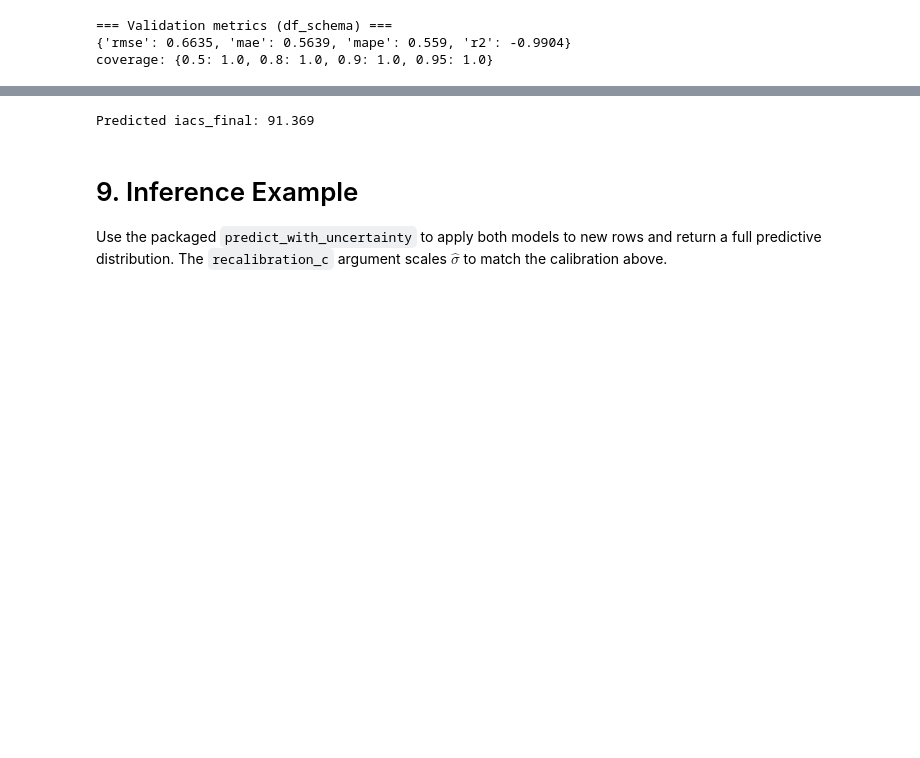
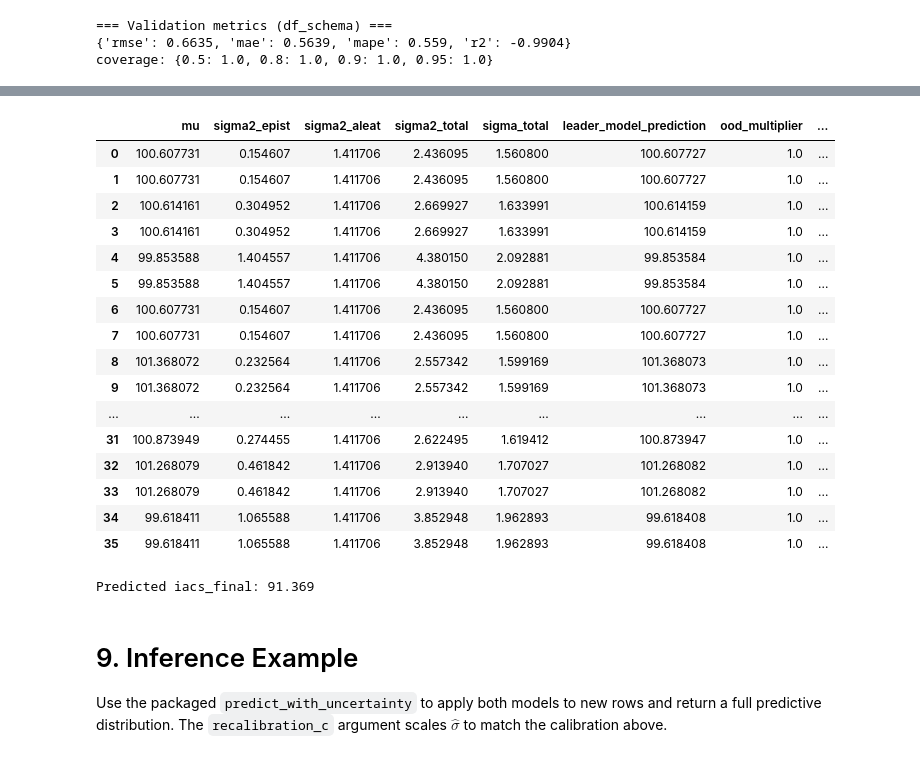
Before and after one commit to FelipeMFO-RM/uncertainty-aware-predictors, a Jupyter notebook: notebooks/modeling/annealing_iacs_fixed.ipynb, the cells around one changed output, grey strips where cells are left out. Saved outputs shown, nothing was run; the diff lists cells and outputs as text; code cells hidden in the pictures; blank space fills up the shorter version.

Commit message:
Validate Modeling and Evaluation methods until section 9

```diff
--- a/notebooks/modeling/annealing_iacs_fixed.ipynb
+++ b/notebooks/modeling/annealing_iacs_fixed.ipynb
@@ -794,31 +803,3 @@ print("coverage:", {a: round(c, 3) for a, c in val_metrics["coverage"].items()})
 === Validation metrics (df_schema) ===
 {'rmse': 0.6635, 'mae': 0.5639, 'mape': 0.559, 'r2': -0.9904}
 coverage: {0.5: 1.0, 0.8: 1.0, 0.9: 1.0, 0.95: 1.0}
-# %%
-# ---- Validation set: df_schema (illustrative; in-sample, see caveat) ----
-# df_val = df_schema.copy()
-
-# Full calibrated predictive distribution on the validation set.
-preds_val = modl.predict_with_uncertainty(
-    X=df_val,
-    predictor_a=predictor_a,
-    predictor_b=predictor_b,
-    weights=weights,
-    model_names=base_model_names,
-    features=FEATURES,
-    variance_floor=variance_floor,
-    recalibration_c=c_opt,
-    use_weights=USE_WEIGHTED_VARIANCE,
-    y_max=Y_MAX,
-)
-
-val_metrics = evla.metrics_on_dataframe(
-    df=df_val,
-    target=TARGET,
-    mu=preds_val["mu"].to_numpy(),
-    sigma=preds_val["sigma_total"].to_numpy(),
-    alphas=CALIBRATION_ALPHAS,
-)
-print("=== Validation metrics (df_schema) ===")
-print({k: round(v, 4) for k, v in val_metrics.items() if k != "coverage"})
-print("coverage:", {a: round(c, 3) for a, c in val_metrics["coverage"].items()})
@@ -829,3 +834,23 @@ coverage: {0.5: 0.889, 0.8: 1.0, 0.9: 1.0, 0.95: 1.0}
+# %%
+preds_val
+# %% [output]
+|  | mu | sigma2_epist | sigma2_aleat | sigma2_total | sigma_total | leader_model_prediction | ood_multiplier | ... |
+| 0 | 100.607731 | 0.154607 | 1.411706 | 2.436095 | 1.560800 | 100.607727 | 1.0 | ... |
+| 1 | 100.607731 | 0.154607 | 1.411706 | 2.436095 | 1.560800 | 100.607727 | 1.0 | ... |
+| 2 | 100.614161 | 0.304952 | 1.411706 | 2.669927 | 1.633991 | 100.614159 | 1.0 | ... |
+| 3 | 100.614161 | 0.304952 | 1.411706 | 2.669927 | 1.633991 | 100.614159 | 1.0 | ... |
+| 4 | 99.853588 | 1.404557 | 1.411706 | 4.380150 | 2.092881 | 99.853584 | 1.0 | ... |
+| 5 | 99.853588 | 1.404557 | 1.411706 | 4.380150 | 2.092881 | 99.853584 | 1.0 | ... |
+| 6 | 100.607731 | 0.154607 | 1.411706 | 2.436095 | 1.560800 | 100.607727 | 1.0 | ... |
+| 7 | 100.607731 | 0.154607 | 1.411706 | 2.436095 | 1.560800 | 100.607727 | 1.0 | ... |
+| 8 | 101.368072 | 0.232564 | 1.411706 | 2.557342 | 1.599169 | 101.368073 | 1.0 | ... |
+| 9 | 101.368072 | 0.232564 | 1.411706 | 2.557342 | 1.599169 | 101.368073 | 1.0 | ... |
+| ... | ... | ... | ... | ... | ... | ... | ... | ... |
+| 31 | 100.873949 | 0.274455 | 1.411706 | 2.622495 | 1.619412 | 100.873947 | 1.0 | ... |
+| 32 | 101.268079 | 0.461842 | 1.411706 | 2.913940 | 1.707027 | 101.268082 | 1.0 | ... |
+| 33 | 101.268079 | 0.461842 | 1.411706 | 2.913940 | 1.707027 | 101.268082 | 1.0 | ... |
+| 34 | 99.618411 | 1.065588 | 1.411706 | 3.852948 | 1.962893 | 99.618408 | 1.0 | ... |
+| 35 | 99.618411 | 1.065588 | 1.411706 | 3.852948 | 1.962893 | 99.618408 | 1.0 | ... |
 # %%
 # ---- Target-agnostic point prediction from a plain dict ----
 single = modl.predict_target(
```
Also changed, not shown: parts of 7 cells of this notebook, 1 other file.
